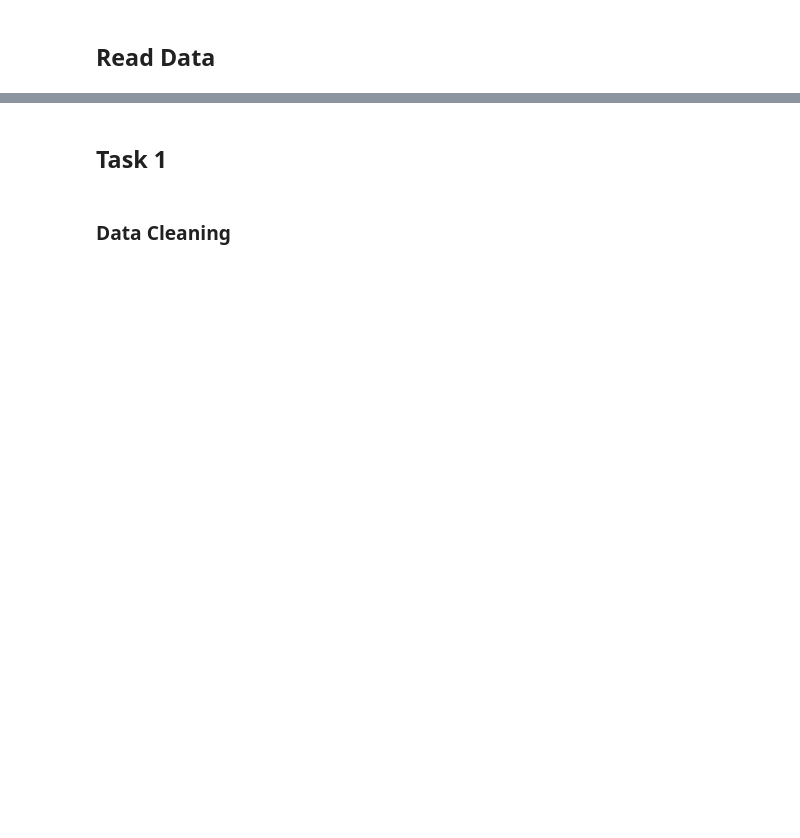
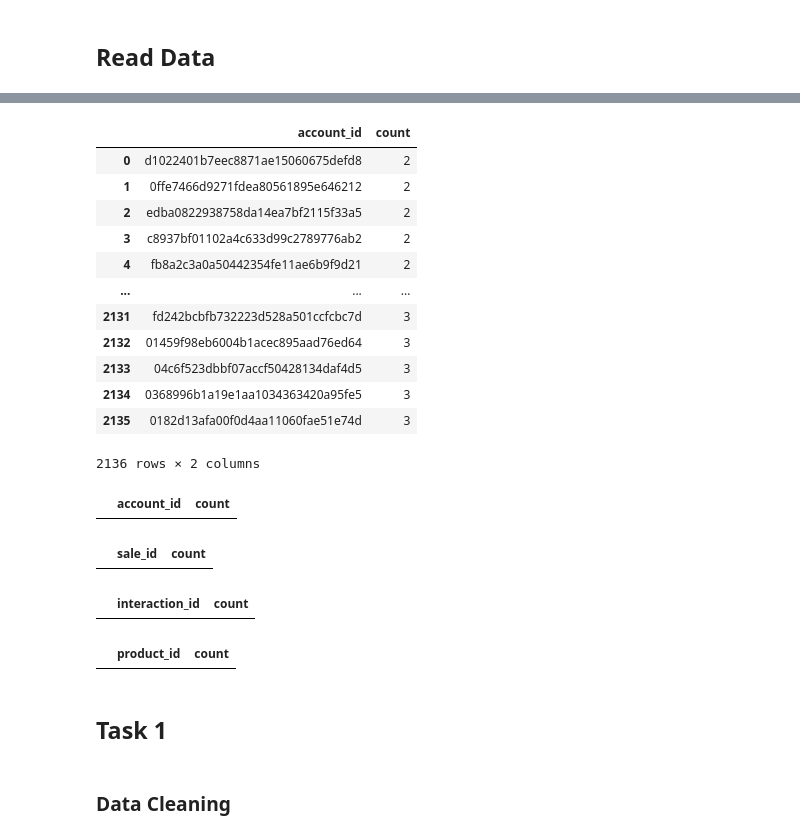
Before and after one commit to matteoros/venchi_project, a Jupyter notebook: venchi_jMLE_candidate_pack/submission/try_without_ai.ipynb, the cells around one changed output, grey strips where cells are left out. Cells and saved outputs as stored; diff of their text form; code cells hidden in the pictures; blank space fills up the shorter version.

```diff
--- a/venchi_jMLE_candidate_pack/submission/try_without_ai.ipynb
+++ b/venchi_jMLE_candidate_pack/submission/try_without_ai.ipynb
@@ -57,0 +91,20 @@ root
+# %%
+accounts_clean.groupBy("account_id").count().orderBy('count').filter(col("count") > 1).toPandas()
+# %% [output]
+|  | account_id | count |
+| 0 | d1022401b7eec8871ae15060675defd8 | 2 |
+| 1 | 0ffe7466d9271fdea80561895e646212 | 2 |
+| 2 | edba0822938758da14ea7bf2115f33a5 | 2 |
+| 3 | c8937bf01102a4c633d99c2789776ab2 | 2 |
+| 4 | fb8a2c3a0a50442354fe11ae6b9f9d21 | 2 |
+| ... | ... | ... |
+| 2131 | fd242bcbfb732223d528a501ccfcbc7d | 3 |
+| 2132 | 01459f98eb6004b1acec895aad76ed64 | 3 |
+| 2133 | 04c6f523dbbf07accf50428134daf4d5 | 3 |
+| 2134 | 0368996b1a19e1aa1034363420a95fe5 | 3 |
+| 2135 | 0182d13afa00f0d4aa11060fae51e74d | 3 |
+2136 rows × 2 columns
+# %%
+deduplicated_accounts.groupBy("account_id").count().orderBy('count').filter(col("count") > 1).toPandas()
+# %% [output]
+|  | account_id | count |
@@ -58,3 +113,15 @@ root
+# %%
+sales_clean.groupBy("sale_id").count().orderBy('count').filter(col("count") > 1).toPandas()
+# %% [output]
+|  | sale_id | count |
+# %%
+interactions_clean.groupBy("interaction_id").count().orderBy('count').filter(col("count") > 1).toPandas()
+# %% [output]
+|  | interaction_id | count |
+# %%
+products_clean.groupBy("product_id").count().orderBy('count').filter(col("count") > 1).toPandas()
+# %% [output]
+|  | product_id | count |
 # %% [markdown]
 ## Task 1
 # %% [markdown]
```
Also changed, not shown: parts of 18 cells of this notebook, 4 other files.
